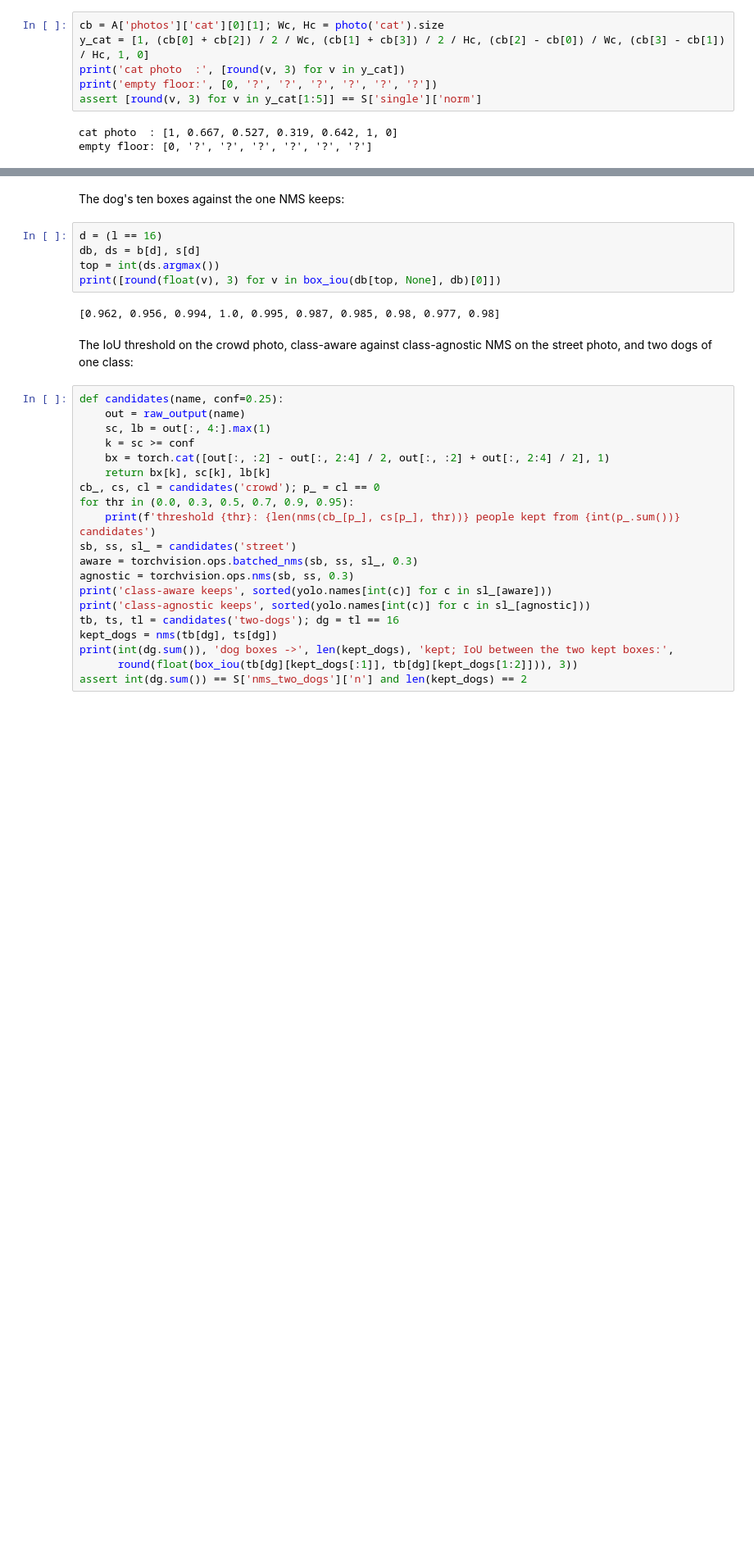
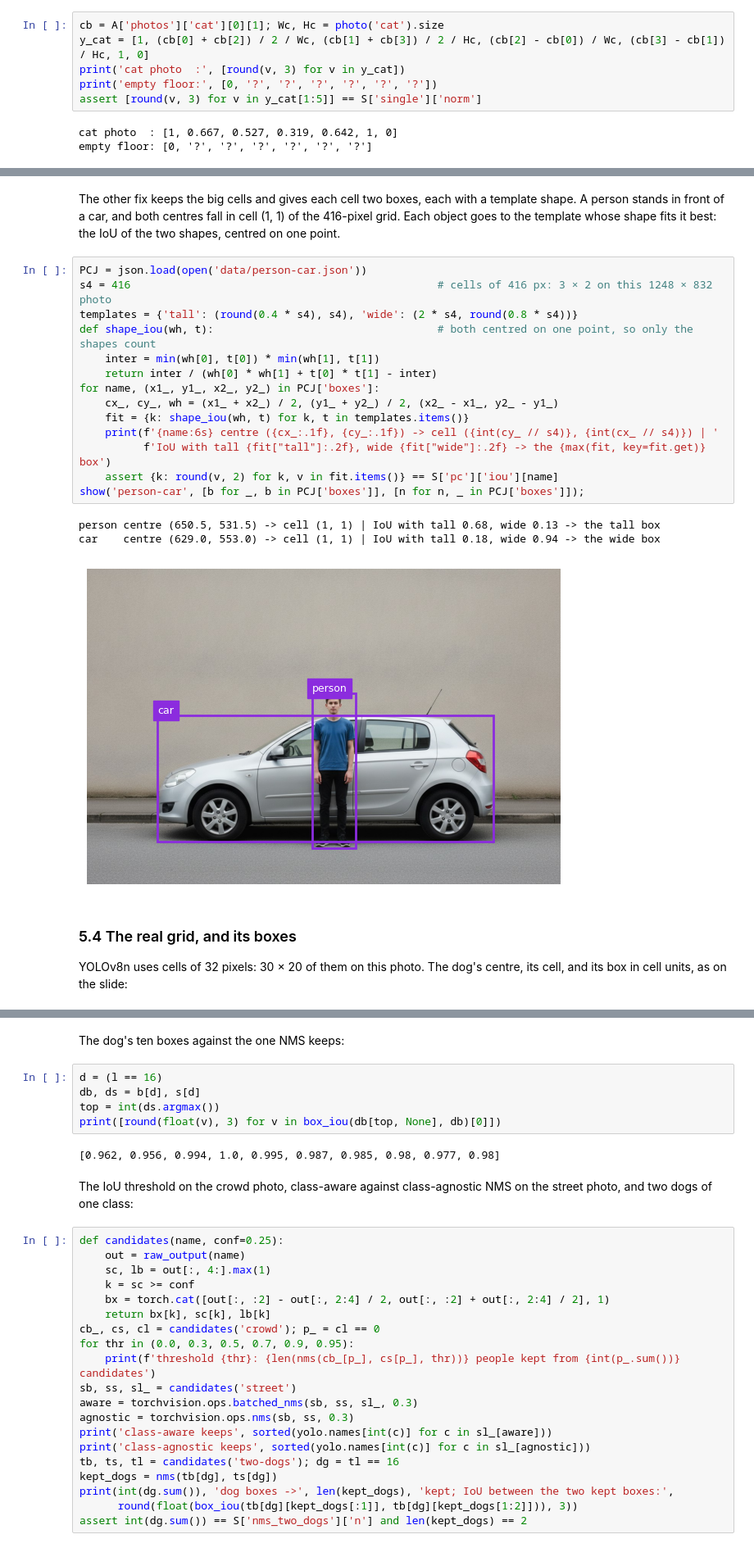
Before and after one commit to nipunbatra/object-detection, a Jupyter notebook: object-detection.ipynb, the cells around one changed output, grey strips where cells are left out. Shown at 82% size. Saved outputs shown, nothing was run; the diff lists cells and outputs as text; blank space fills up the shorter version.

```diff
--- a/object-detection.ipynb
+++ b/object-detection.ipynb
@@ -331,0 +370,27 @@ potted plant  0.290
+# %% [markdown]
+The other fix keeps the big cells and gives each cell two boxes, each with a template shape. A person stands in front
+of a car, and both centres fall in cell (1, 1) of the 416-pixel grid. Each object goes to the template whose shape
+fits it best: the IoU of the two shapes, centred on one point.
+# %%
+PCJ = json.load(open('data/person-car.json'))
+s4 = 416                                                # cells of 416 px: 3 × 2 on this 1248 × 832 photo
+templates = {'tall': (round(0.4 * s4), s4), 'wide': (2 * s4, round(0.8 * s4))}
+def shape_iou(wh, t):                                   # both centred on one point, so only the shapes count
+    inter = min(wh[0], t[0]) * min(wh[1], t[1])
+    return inter / (wh[0] * wh[1] + t[0] * t[1] - inter)
+for name, (x1_, y1_, x2_, y2_) in PCJ['boxes']:
+    cx_, cy_, wh = (x1_ + x2_) / 2, (y1_ + y2_) / 2, (x2_ - x1_, y2_ - y1_)
+    fit = {k: shape_iou(wh, t) for k, t in templates.items()}
+    print(f'{name:6s} centre ({cx_:.1f}, {cy_:.1f}) -> cell ({int(cy_ // s4)}, {int(cx_ // s4)}) | '
+          f'IoU with tall {fit["tall"]:.2f}, wide {fit["wide"]:.2f} -> the {max(fit, key=fit.get)} box')
+    assert {k: round(v, 2) for k, v in fit.items()} == S['pc']['iou'][name]
+show('person-car', [b for _, b in PCJ['boxes']], [n for n, _ in PCJ['boxes']]);
+# %% [output]
+person centre (650.5, 531.5) -> cell (1, 1) | IoU with tall 0.68, wide 0.13 -> the tall box
+car    centre (629.0, 553.0) -> cell (1, 1) | IoU with tall 0.18, wide 0.94 -> the wide box
+[figure, added]
+# %% [markdown]
+### 5.4 The real grid, and its boxes
+
+YOLOv8n uses cells of 32 pixels: 30 × 20 of them on this photo. The dog's centre, its cell, and its box in cell
+units, as on the slide:
```
Also changed, not shown: parts of 88 cells of this notebook, 11 other files.
